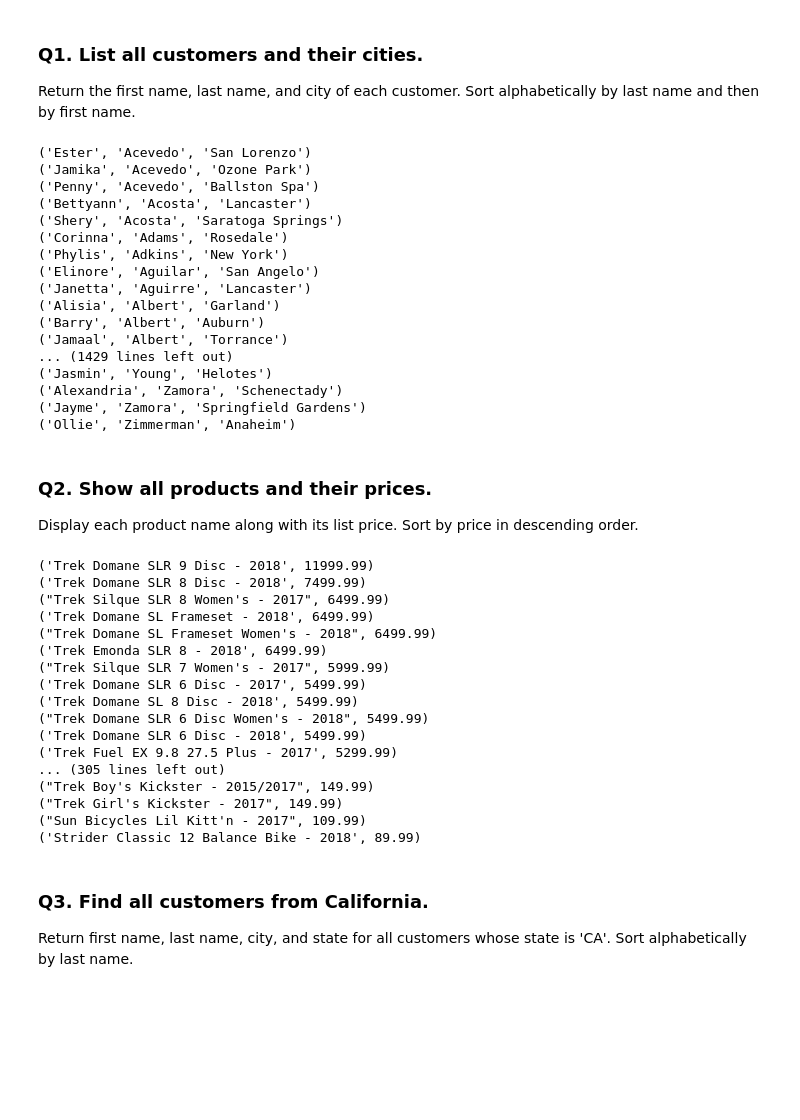
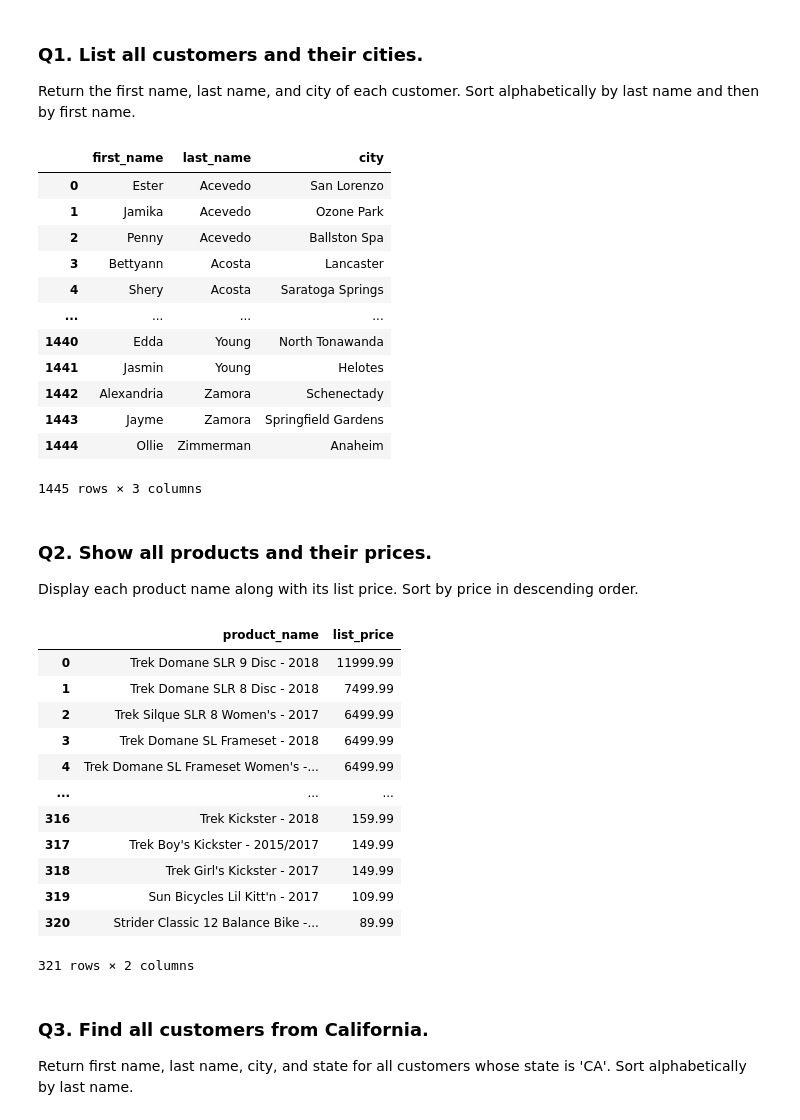
Before and after one commit to ryann1004/DA_M3_W3_Workflow, a Jupyter notebook: workflow_practice.ipynb, the cells around one changed output. Saved outputs shown, nothing was run; the diff lists cells and outputs as text; code cells hidden in the pictures; blank space fills up the shorter version.

```diff
--- a/workflow_practice.ipynb
+++ b/workflow_practice.ipynb
@@ -119,70 +119,50 @@ pd.read_sql("SELECT * FROM customers LIMIT 5;", connection)
 Return the first name, last name, and city of each customer. Sort alphabetically by last name and then by first name.
 # %%
 # Your query here
-with sqlite3.connect("bike_store.db") as connection:
-    cursor = connection.cursor()
-    cursor.execute("""
+pd.read_sql("""
         SELECT first_name, last_name, city
         FROM customers
         ORDER BY last_name, first_name;
-    """)
-
-    results = cursor.fetchall()
-    for row in results:
-        print(row)
+    """, connection)
 # %% [output]
+|  | first_name | last_name | city |
+| 0 | Ester | Acevedo | San Lorenzo |
+| 1 | Jamika | Acevedo | Ozone Park |
+| 2 | Penny | Acevedo | Ballston Spa |
+| 3 | Bettyann | Acosta | Lancaster |
+| 4 | Shery | Acosta | Saratoga Springs |
+| ... | ... | ... | ... |
+| 1440 | Edda | Young | North Tonawanda |
+| 1441 | Jasmin | Young | Helotes |
+| 1442 | Alexandria | Zamora | Schenectady |
+| 1443 | Jayme | Zamora | Springfield Gardens |
+| 1444 | Ollie | Zimmerman | Anaheim |
-('Ester', 'Acevedo', 'San Lorenzo')
-('Jamika', 'Acevedo', 'Ozone Park')
-('Penny', 'Acevedo', 'Ballston Spa')
-('Bettyann', 'Acosta', 'Lancaster')
-('Shery', 'Acosta', 'Saratoga Springs')
-('Corinna', 'Adams', 'Rosedale')
-('Phylis', 'Adkins', 'New York')
-('Elinore', 'Aguilar', 'San Angelo')
-('Janetta', 'Aguirre', 'Lancaster')
-('Alisia', 'Albert', 'Garland')
-('Barry', 'Albert', 'Auburn')
-('Jamaal', 'Albert', 'Torrance')
-... (1429 lines left out)
-('Jasmin', 'Young', 'Helotes')
-('Alexandria', 'Zamora', 'Schenectady')
-('Jayme', 'Zamora', 'Springfield Gardens')
-('Ollie', 'Zimmerman', 'Anaheim')
+1445 rows × 3 columns
 # %% [markdown]
 ### Q2. Show all products and their prices.
 
 Display each product name along with its list price. Sort by price in descending order.
 # %%
 # Your query here
-with sqlite3.connect("bike_store.db") as connection:
-    cursor = connection.cursor()
-    cursor.execute("""
+pd.read_sql("""
 Select product_name, list_price
 FROM products
 ORDER BY list_price DESC;
-""")
-
-results = cursor.fetchall()
-for row in results:
-    print(row)
+""", connection)
 # %% [output]
+|  | product_name | list_price |
+| 0 | Trek Domane SLR 9 Disc - 2018 | 11999.99 |
+| 1 | Trek Domane SLR 8 Disc - 2018 | 7499.99 |
+| 2 | Trek Silque SLR 8 Women's - 2017 | 6499.99 |
+| 3 | Trek Domane SL Frameset - 2018 | 6499.99 |
+| 4 | Trek Domane SL Frameset Women's -... | 6499.99 |
+| ... | ... | ... |
+| 316 | Trek Kickster - 2018 | 159.99 |
+| 317 | Trek Boy's Kickster - 2015/2017 | 149.99 |
+| 318 | Trek Girl's Kickster - 2017 | 149.99 |
+| 319 | Sun Bicycles Lil Kitt'n - 2017 | 109.99 |
+| 320 | Strider Classic 12 Balance Bike -... | 89.99 |
-('Trek Domane SLR 9 Disc - 2018', 11999.99)
-('Trek Domane SLR 8 Disc - 2018', 7499.99)
-("Trek Silque SLR 8 Women's - 2017", 6499.99)
-('Trek Domane SL Frameset - 2018', 6499.99)
-("Trek Domane SL Frameset Women's - 2018", 6499.99)
-('Trek Emonda SLR 8 - 2018', 6499.99)
-("Trek Silque SLR 7 Women's - 2017", 5999.99)
-('Trek Domane SLR 6 Disc - 2017', 5499.99)
-('Trek Domane SL 8 Disc - 2018', 5499.99)
-("Trek Domane SLR 6 Disc Women's - 2018", 5499.99)
-('Trek Domane SLR 6 Disc - 2018', 5499.99)
-('Trek Fuel EX 9.8 27.5 Plus - 2017', 5299.99)
-... (305 lines left out)
-("Trek Boy's Kickster - 2015/2017", 149.99)
-("Trek Girl's Kickster - 2017", 149.99)
-("Sun Bicycles Lil Kitt'n - 2017", 109.99)
-('Strider Classic 12 Balance Bike - 2018', 89.99)
+321 rows × 2 columns
 # %% [markdown]
 ### Q3. Find all customers from California.
 
```
Also changed, not shown: parts of 8 cells of this notebook.
